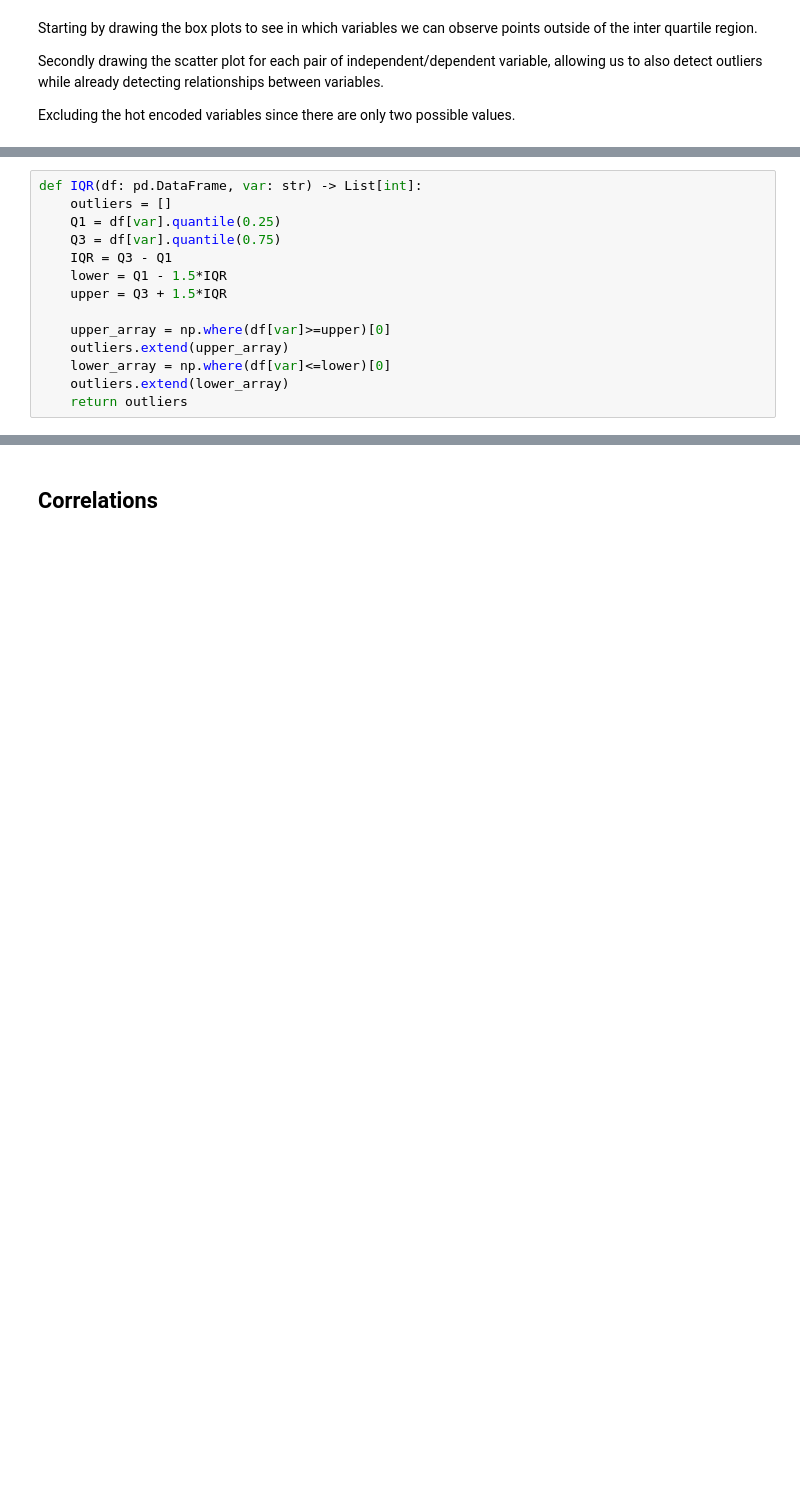
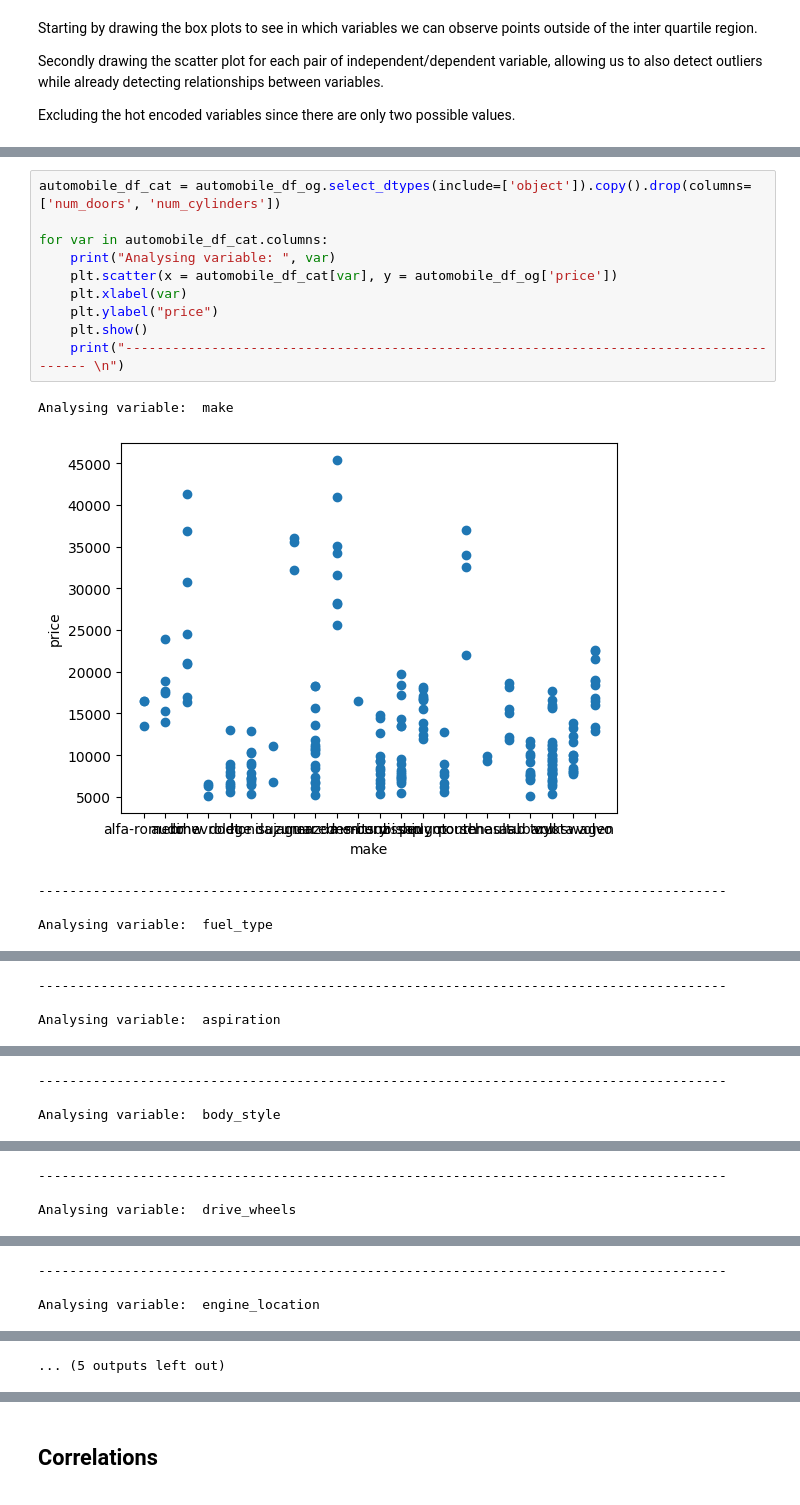
Before and after one commit to anarsn/bosch_assessment, a Jupyter notebook: main.ipynb, the cells around one changed output, grey strips where cells are left out. Cells and saved outputs as stored; diff of their text form; blank space fills up the shorter version.

```diff
--- a/main.ipynb
+++ b/main.ipynb
@@ -365,17 +409,19 @@ Analysing each variable, the following conclusions can be taken:
 - city_mpg: Even though the box plots shows some points above 45 the scatter plot seems to indicate a somehow negative relationship so those points can’t be confidently considered outliers.
 
 - highway_mpg: Even though the box plots shows some points above 45 the scatter plot seems to indicate a somehow negative relationship so those points can’t be confidently considered outliers.
-# %%
-def IQR(df: pd.DataFrame, var: str) -> List[int]:
-    outliers = []
-    Q1 = df[var].quantile(0.25)
-    Q3 = df[var].quantile(0.75)
-    IQR = Q3 - Q1
-    lower = Q1 - 1.5*IQR
-    upper = Q3 + 1.5*IQR
-
-    upper_array = np.where(df[var]>=upper)[0]
-    outliers.extend(upper_array)
-    lower_array = np.where(df[var]<=lower)[0]
-    outliers.extend(lower_array)
-    return outliers
+# %%
+automobile_df_cat = automobile_df_og.select_dtypes(include=['object']).copy().drop(columns=['num_doors', 'num_cylinders'])
+
+for var in automobile_df_cat.columns:
+    print("Analysing variable: ", var)
+    plt.scatter(x = automobile_df_cat[var], y = automobile_df_og['price'])
+    plt.xlabel(var)
+    plt.ylabel("price")
+    plt.show()
+    print("---------------------------------------------------------------------------------------- \n")
+# %% [output]
+Analysing variable:  make
+[figure, added]
+----------------------------------------------------------------------------------------
+
+Analysing variable:  fuel_type
@@ -381,0 +429,3 @@ def IQR(df: pd.DataFrame, var: str) -> List[int]:
+----------------------------------------------------------------------------------------
+
+Analysing variable:  aspiration
@@ -381,0 +433,3 @@ def IQR(df: pd.DataFrame, var: str) -> List[int]:
+----------------------------------------------------------------------------------------
+
+Analysing variable:  body_style
@@ -381,0 +437,3 @@ def IQR(df: pd.DataFrame, var: str) -> List[int]:
+----------------------------------------------------------------------------------------
+
+Analysing variable:  drive_wheels
@@ -381,0 +441,3 @@ def IQR(df: pd.DataFrame, var: str) -> List[int]:
+----------------------------------------------------------------------------------------
+
+Analysing variable:  engine_location
@@ -381,0 +445 @@ def IQR(df: pd.DataFrame, var: str) -> List[int]:
+... (5 outputs left out)
```
Also changed, not shown: parts of 69 cells of this notebook.
